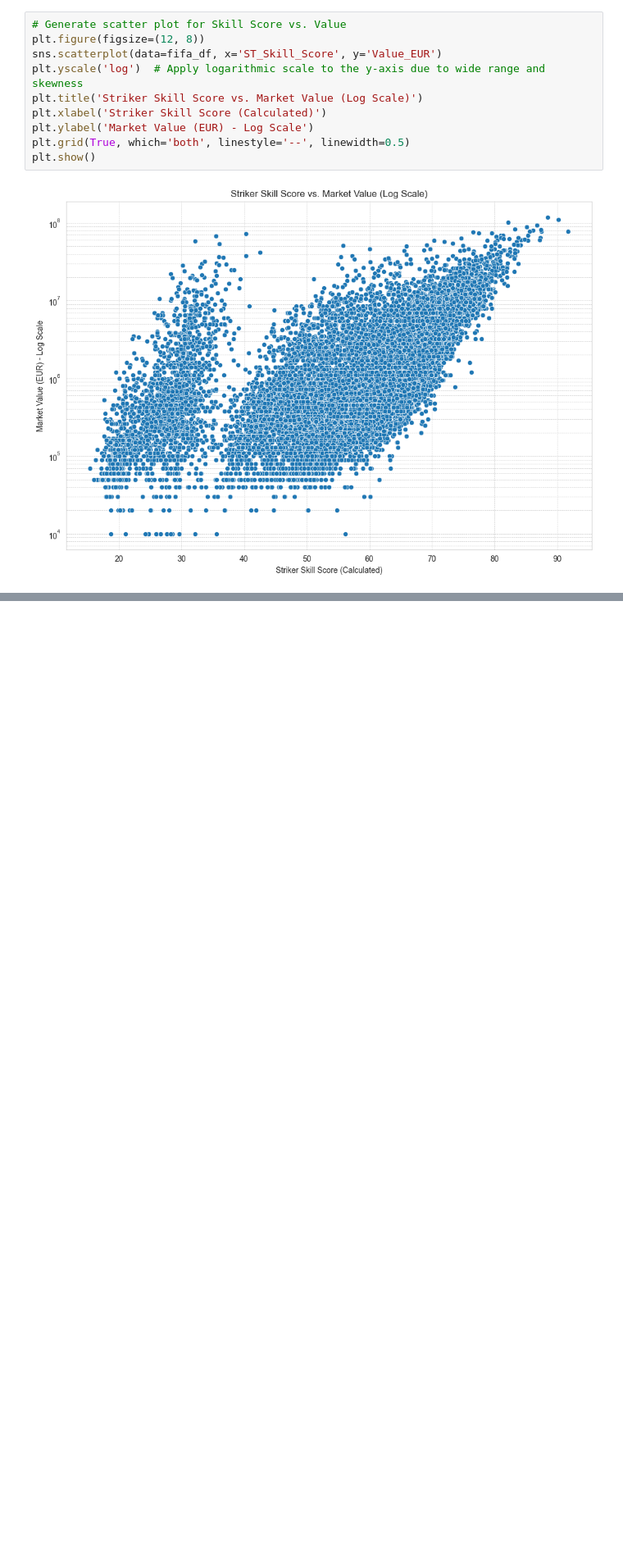
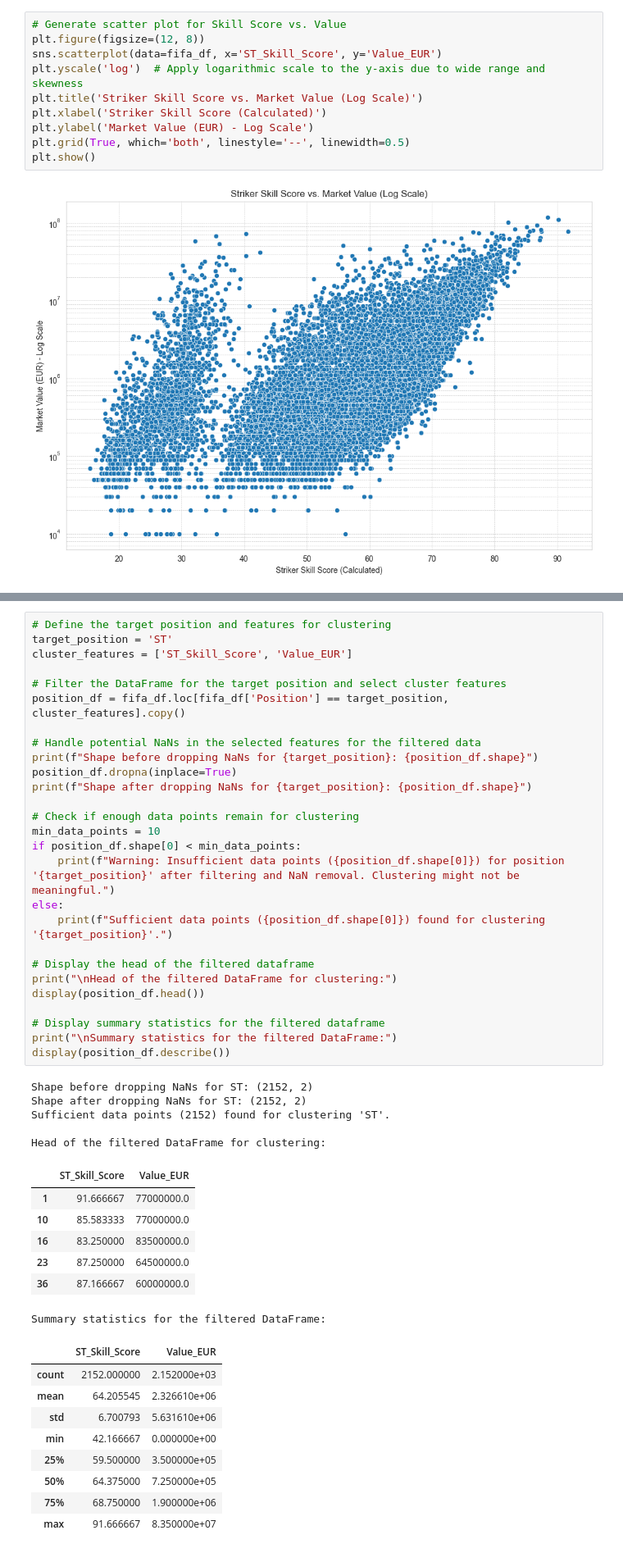
Before and after one commit to SLajuwomi/FIFA, a Jupyter notebook: fifa19_undervaluation_analysis.ipynb, the cells around one changed output, grey strips where cells are left out. Shown at 82% size. Cells and saved outputs as stored; diff of their text form; blank space fills up the shorter version.

```diff
--- a/fifa19_undervaluation_analysis.ipynb
+++ b/fifa19_undervaluation_analysis.ipynb
@@ -1087,0 +1108,49 @@ plt.show()
+# %%
+# Define the target position and features for clustering
+target_position = 'ST'
+cluster_features = ['ST_Skill_Score', 'Value_EUR']
+
+# Filter the DataFrame for the target position and select cluster features
+position_df = fifa_df.loc[fifa_df['Position'] == target_position, cluster_features].copy()
+
+# Handle potential NaNs in the selected features for the filtered data
+print(f"Shape before dropping NaNs for {target_position}: {position_df.shape}")
+position_df.dropna(inplace=True)
+print(f"Shape after dropping NaNs for {target_position}: {position_df.shape}")
+
+# Check if enough data points remain for clustering
+min_data_points = 10
+if position_df.shape[0] < min_data_points:
+    print(f"Warning: Insufficient data points ({position_df.shape[0]}) for position '{target_position}' after filtering and NaN removal. Clustering might not be meaningful.")
+else:
+    print(f"Sufficient data points ({position_df.shape[0]}) found for clustering '{target_position}'.")
+
+# Display the head of the filtered dataframe
+print("\nHead of the filtered DataFrame for clustering:")
+display(position_df.head())
+
+# Display summary statistics for the filtered dataframe
+print("\nSummary statistics for the filtered DataFrame:")
+display(position_df.describe())
+# %% [output]
+Shape before dropping NaNs for ST: (2152, 2)
+Shape after dropping NaNs for ST: (2152, 2)
+Sufficient data points (2152) found for clustering 'ST'.
+
+Head of the filtered DataFrame for clustering:
+|  | ST_Skill_Score | Value_EUR |
+| 1 | 91.666667 | 77000000.0 |
+| 10 | 85.583333 | 77000000.0 |
+| 16 | 83.250000 | 83500000.0 |
+| 23 | 87.250000 | 64500000.0 |
+| 36 | 87.166667 | 60000000.0 |
+Summary statistics for the filtered DataFrame:
+|  | ST_Skill_Score | Value_EUR |
+| count | 2152.000000 | 2.152000e+03 |
+| mean | 64.205545 | 2.326610e+06 |
+| std | 6.700793 | 5.631610e+06 |
+| min | 42.166667 | 0.000000e+00 |
+| 25% | 59.500000 | 3.500000e+05 |
+| 50% | 64.375000 | 7.250000e+05 |
+| 75% | 68.750000 | 1.900000e+06 |
+| max | 91.666667 | 8.350000e+07 |
```
Also changed, not shown: parts of 2 cells of this notebook.
